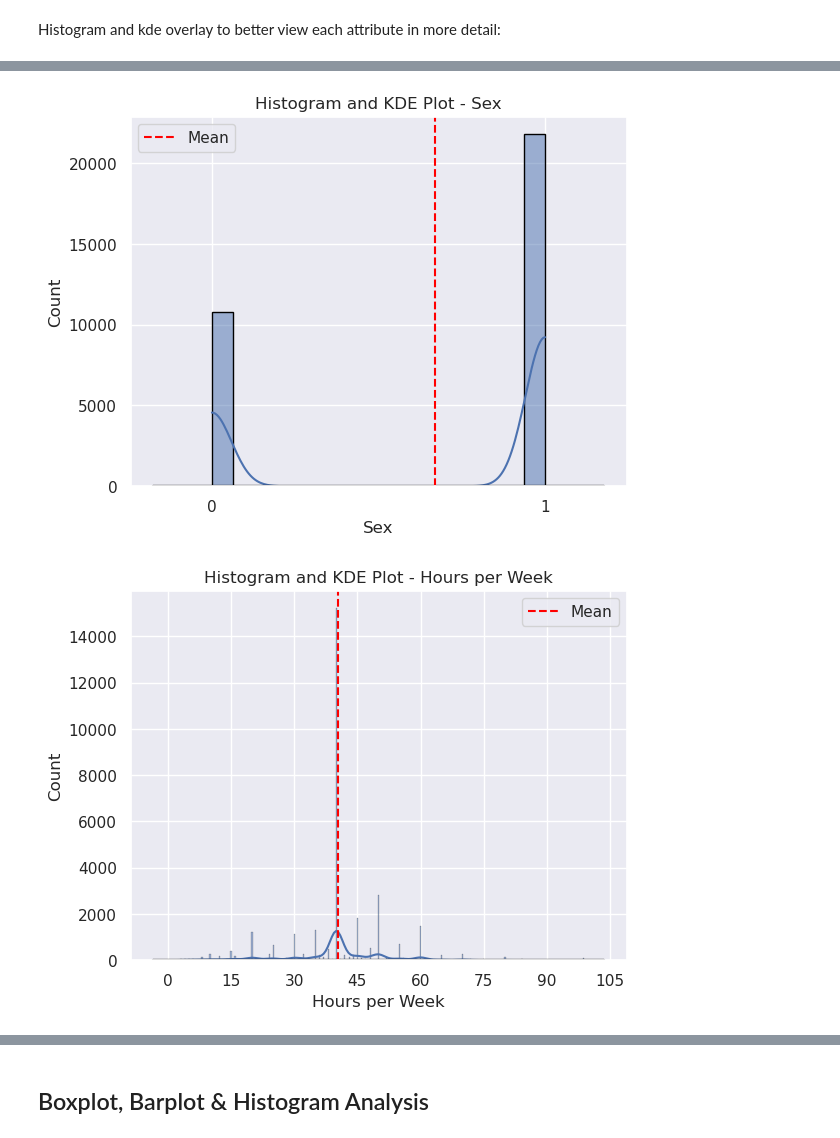
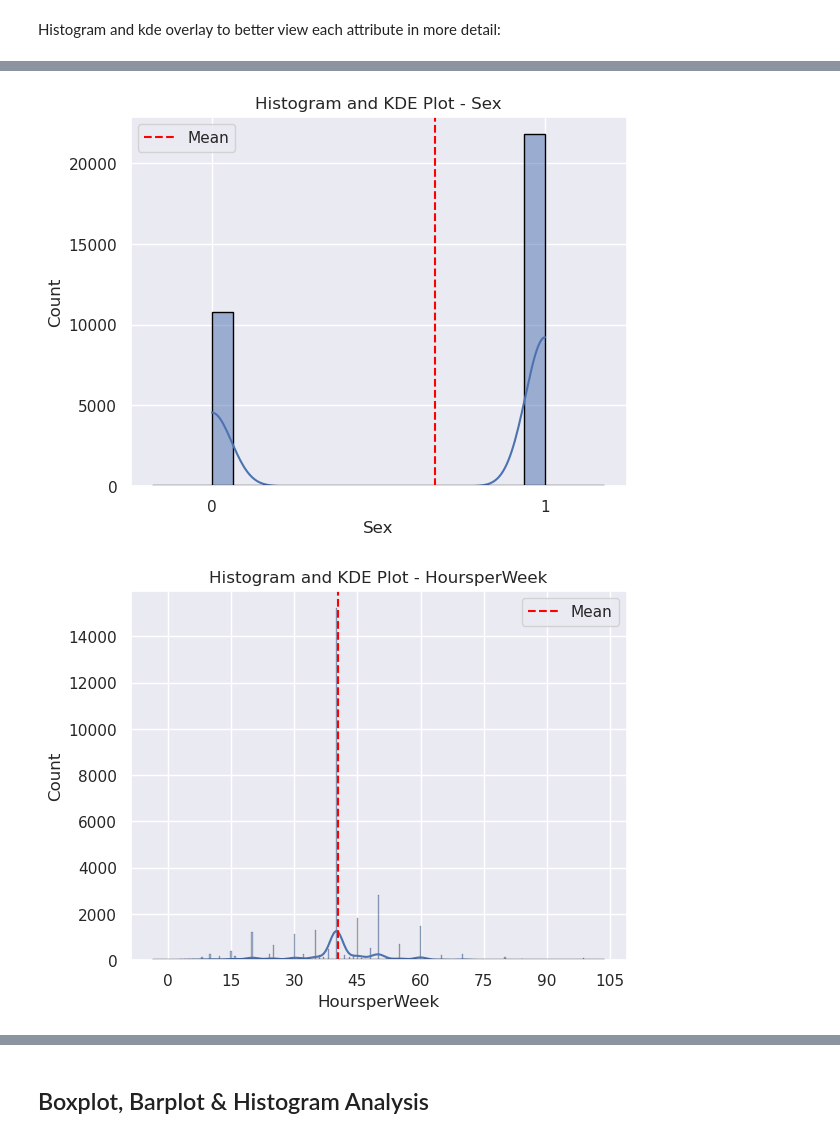
Before and after one commit to brbi1248/3022_Adult_Income_data, a Jupyter notebook: AdultIncome.ipynb, the cells around one changed output, grey strips where cells are left out. Drawn from its saved outputs; the diff is of its cells as text; code cells hidden in the pictures.

```diff
--- a/AdultIncome.ipynb
+++ b/AdultIncome.ipynb
@@ -430,3 +360,5 @@ income_df.head()
+# %%
+income_df['Income'] = income_df['Income'].apply(lambda x: 0 if x.strip() == '<=50K' else 1)
 # %%
 income_df['Income'].value_counts()
 # %% [output]
@@ -513,11 +425,11 @@ For each numeric factor, a comprehensive analysis was conducted, incorporating m
 # %% [markdown]
 Boxplot analysis was used to easily summarize the data:
 # %%
-numeric_cols = ['Age', 'Education-Num', 'Marital Status', 'Occupation', 'Race', 'Sex',
-               'Hours per Week', 'Native Country', 'Income Category Numeric']
+predictors = ['Age', 'EducationNum', 'MaritalStatus', 'Occupation', 'Race', 'Sex',
+               'HoursperWeek', 'NativeCountry']
 # %%
 # Create box plots for each numeric column
-for col in numeric_cols:
+for col in predictors:
     sns.boxplot(x=col, data=income_df)
     plt.title(f'Box Plot - {col}')
     plt.show()
@@ -536,6 +447,6 @@ Since boxplots were not easily interpretable for Race, Sex, and Native Country a
 # %%
 numeric_cols_bar = ['Race', 'Sex',
-               'Native Country']
+               'NativeCountry', 'Income']
 
 fig, axes = plt.subplots(len(numeric_cols_bar), 1, figsize=(10, 10))
 
@@ -553,8 +464,8 @@ plt.show()
 # %% [markdown]
 Histogram and kde overlay to better view each attribute in more detail:
 # %%
-# histogram with kde overlay
-for col in numeric_cols:
+# Histogram with kde overlay
+for col in predictors:
     fig, ax = plt.subplots()
 
     # Histogram
@@ -564,6 +475,7 @@ for col in numeric_cols:
     # KDE plot
     sns.kdeplot(x=col, data=income_df, ax=ax, color='black', linewidth=2)
     ax.xaxis.set_major_locator(plt.MaxNLocator(integer=True))
+
     # mean
     mean_value = income_df[col].mean()
     ax.axvline(mean_value, color='red', linestyle='--', label='Mean')
@@ -577,4 +489,4 @@ for col in numeric_cols:
 [figure]
 [figure]
 [figure]
-[figure, old version]
+[figure, new version]
```
Also changed, not shown: parts of 111 cells of this notebook.
